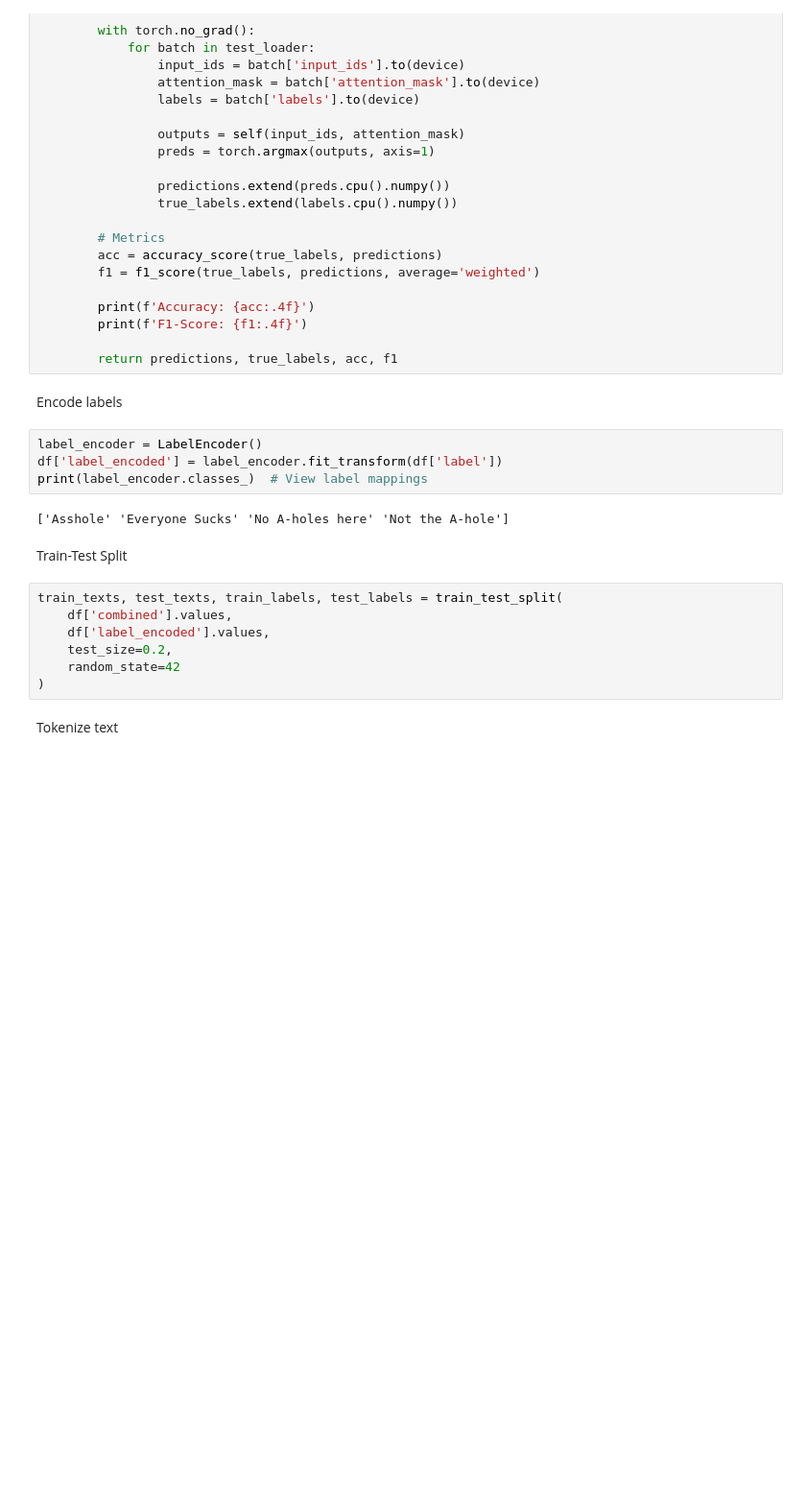
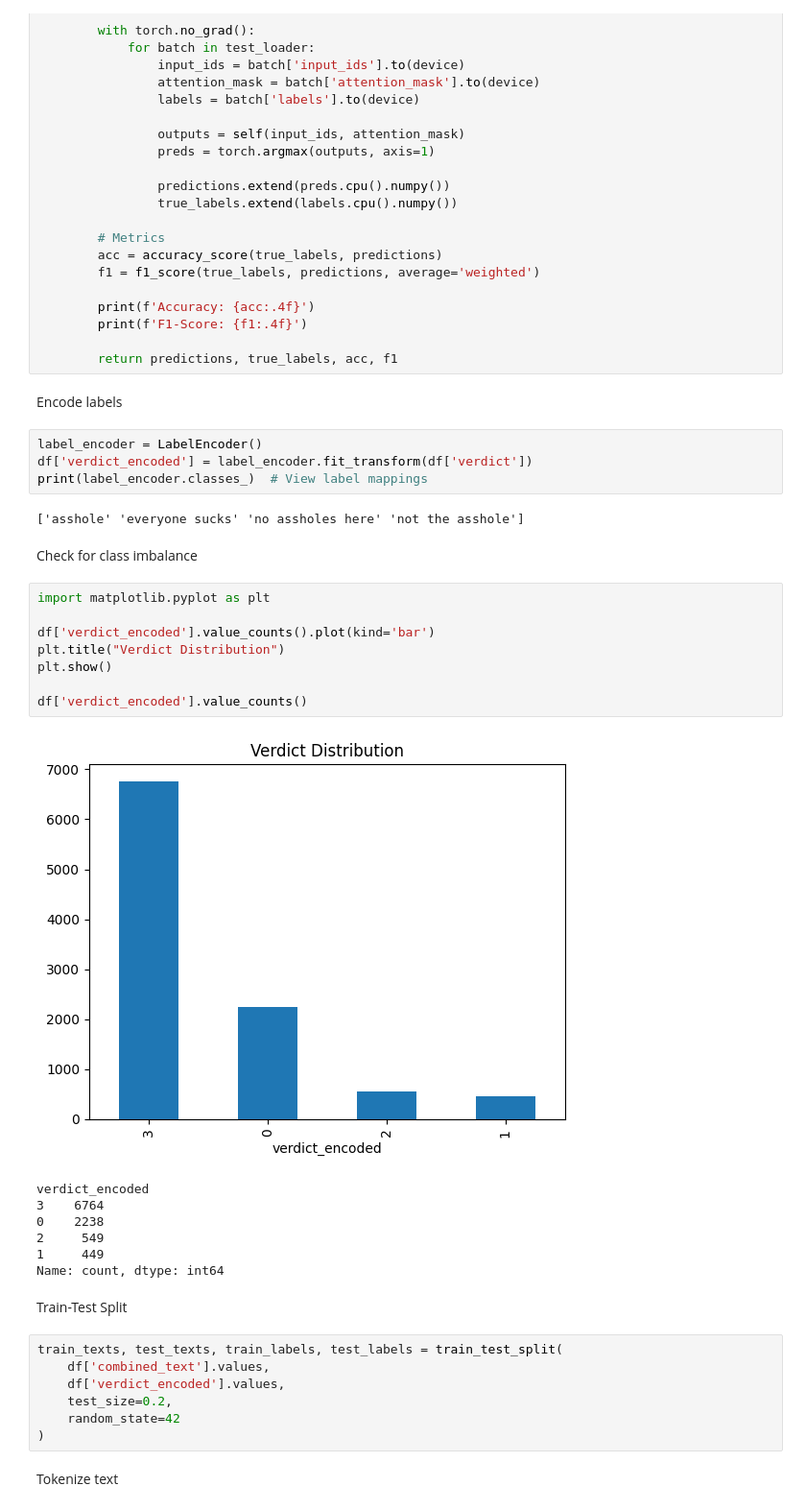
Before and after one commit to yashc73080/RUControversial, a Jupyter notebook: Notebooks/BERT_model.ipynb, the cells around one changed output. Shown at 96% size. Cells and saved outputs as stored; diff of their text form; blank space fills up the shorter version.

```diff
--- a/Notebooks/BERT_model.ipynb
+++ b/Notebooks/BERT_model.ipynb
@@ -158,16 +149,34 @@ class BERTClassifier(nn.Module):
 Encode labels
 # %%
 label_encoder = LabelEncoder()
-df['label_encoded'] = label_encoder.fit_transform(df['label'])
+df['verdict_encoded'] = label_encoder.fit_transform(df['verdict'])
 print(label_encoder.classes_)  # View label mappings
 # %% [output]
-['Asshole' 'Everyone Sucks' 'No A-holes here' 'Not the A-hole']
+['asshole' 'everyone sucks' 'no assholes here' 'not the asshole']
+# %% [markdown]
+Check for class imbalance
+# %%
+import matplotlib.pyplot as plt
+
+df['verdict_encoded'].value_counts().plot(kind='bar')
+plt.title("Verdict Distribution")
+plt.show()
+
+df['verdict_encoded'].value_counts()
+# %% [output]
+[figure, added]
+verdict_encoded
+3    6764
+0    2238
+2     549
+1     449
+Name: count, dtype: int64
 # %% [markdown]
 Train-Test Split
 # %%
 train_texts, test_texts, train_labels, test_labels = train_test_split(
-    df['combined'].values,
-    df['label_encoded'].values,
+    df['combined_text'].values,
+    df['verdict_encoded'].values,
     test_size=0.2,
     random_state=42
 )
```
Also changed, not shown: parts of 7 cells of this notebook.
